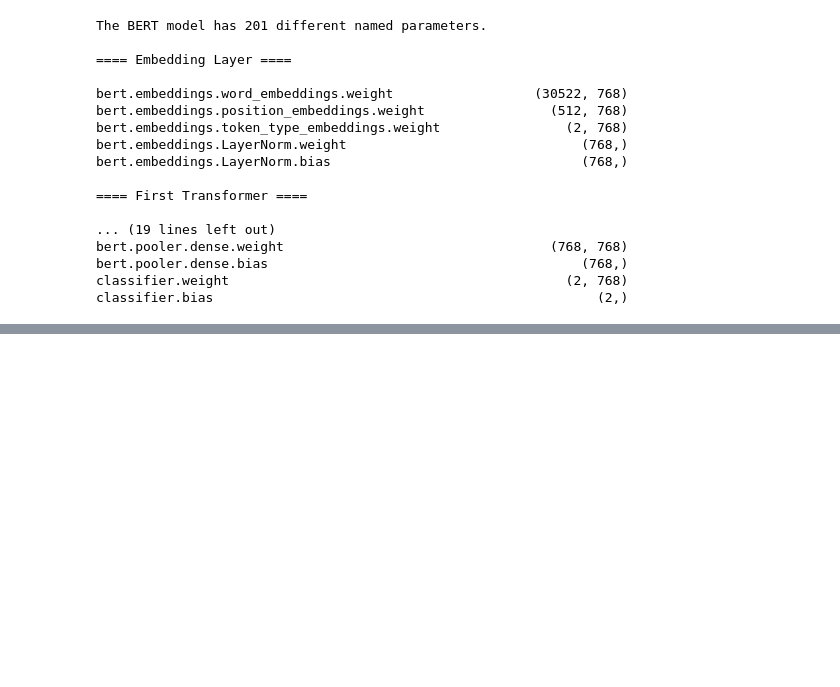
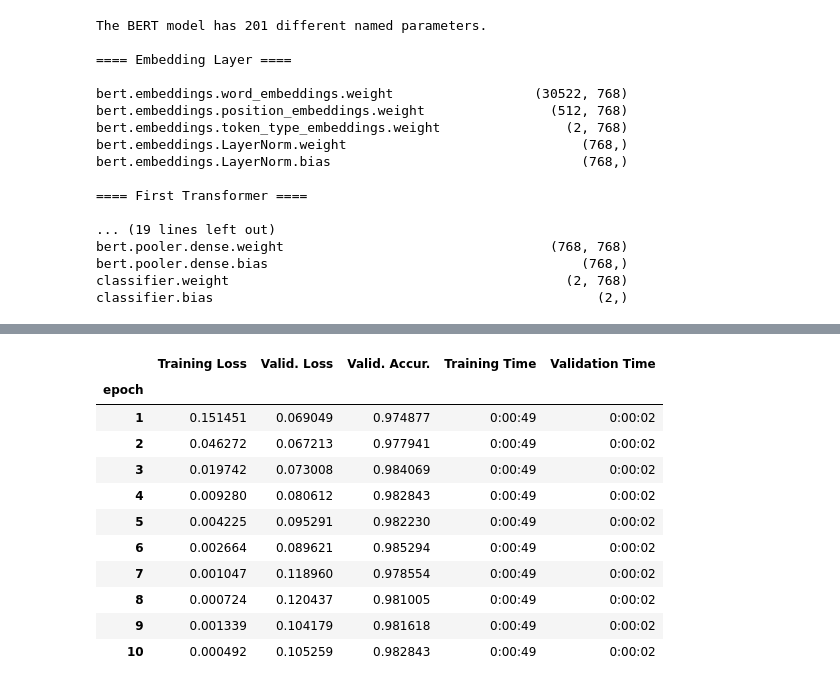
Before and after one commit to normalwalrus/DepressionDetection, a Jupyter notebook: BERT_v2.ipynb, the cells around one changed output, grey strips where cells are left out. Cells and saved outputs as stored; diff of their text form; code cells hidden in the pictures; blank space fills up the shorter version.

```diff
--- a/BERT_v2.ipynb
+++ b/BERT_v2.ipynb
@@ -159,8 +185,0 @@ tensor([0., 0., 0.,  ..., 1., 1., 1.], dtype=torch.float64)
-# %%
-print(labels.shape)
-
-reshaped_tensor = labels.unsqueeze(1).expand(-1, 2)
-
-print(reshaped_tensor.shape)
-
-labels = reshaped_tensor
@@ -169,0 +188,9 @@ torch.Size([43886, 2])
+# %%
+num_classes = labels.max().item() + 1
+
+labels = labels.int()
+
+labels_saved = labels
+labels = torch.eye(num_classes)[labels]
+
+print(labels)
@@ -485,0 +609,27 @@ TypeError: unsupported operand type(s) for +=: 'int' and 'str'
+# %%
+import pandas as pd
+
+# Create a DataFrame from our training statistics.
+df_stats = pd.DataFrame(data=training_stats)
+
+# Use the 'epoch' as the row index.
+df_stats = df_stats.set_index('epoch')
+
+# A hack to force the column headers to wrap.
+#df = df.style.set_table_styles([dict(selector="th",props=[('max-width', '70px')])])
+
+# Display the table.
+df_stats
+# %% [output]
+|  | Training Loss | Valid. Loss | Valid. Accur. | Training Time | Validation Time |
+| epoch |  |  |  |  |  |
+| 1 | 0.151451 | 0.069049 | 0.974877 | 0:00:49 | 0:00:02 |
+| 2 | 0.046272 | 0.067213 | 0.977941 | 0:00:49 | 0:00:02 |
+| 3 | 0.019742 | 0.073008 | 0.984069 | 0:00:49 | 0:00:02 |
+| 4 | 0.009280 | 0.080612 | 0.982843 | 0:00:49 | 0:00:02 |
+| 5 | 0.004225 | 0.095291 | 0.982230 | 0:00:49 | 0:00:02 |
+| 6 | 0.002664 | 0.089621 | 0.985294 | 0:00:49 | 0:00:02 |
+| 7 | 0.001047 | 0.118960 | 0.978554 | 0:00:49 | 0:00:02 |
+| 8 | 0.000724 | 0.120437 | 0.981005 | 0:00:49 | 0:00:02 |
+| 9 | 0.001339 | 0.104179 | 0.981618 | 0:00:49 | 0:00:02 |
+| 10 | 0.000492 | 0.105259 | 0.982843 | 0:00:49 | 0:00:02 |
```
Also changed, not shown: parts of 15 cells of this notebook, 2 other files.
